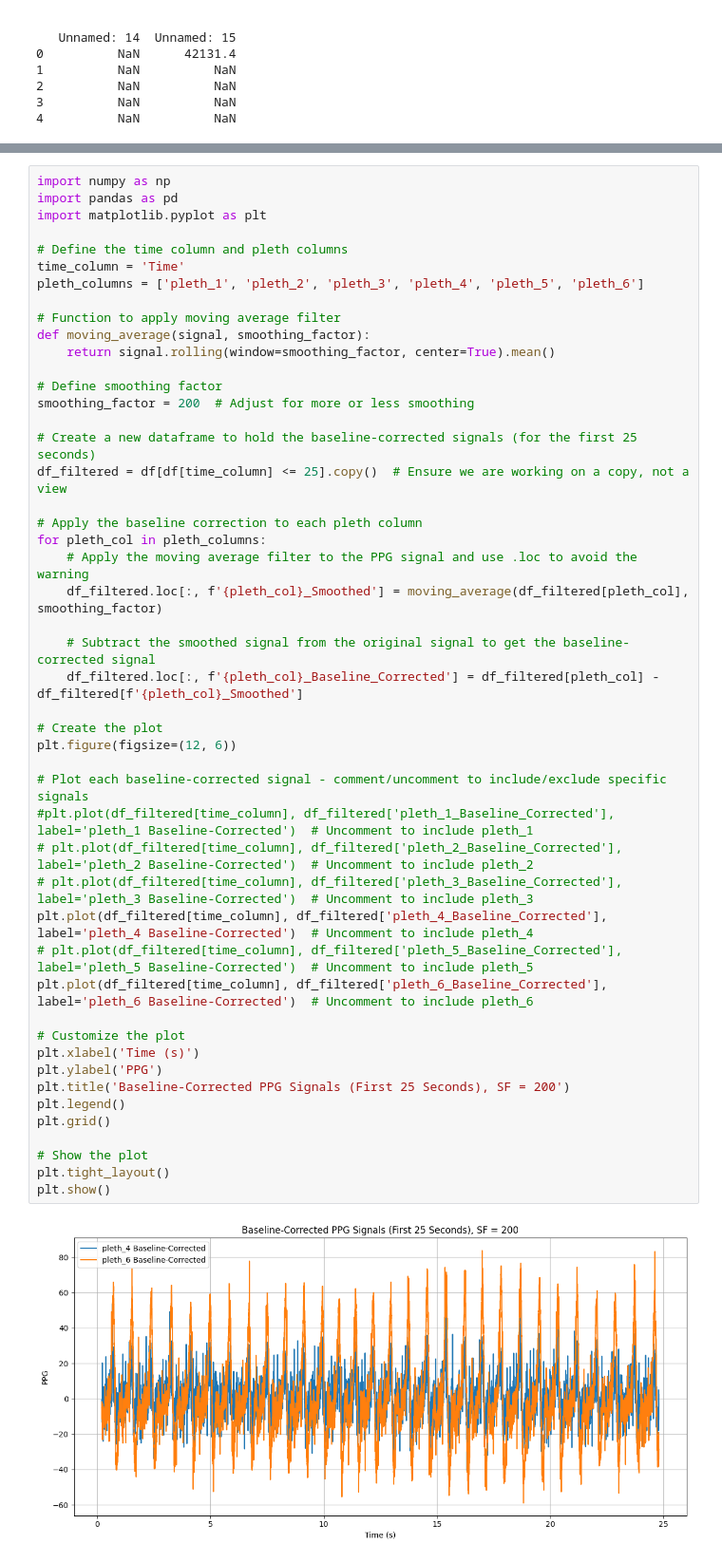
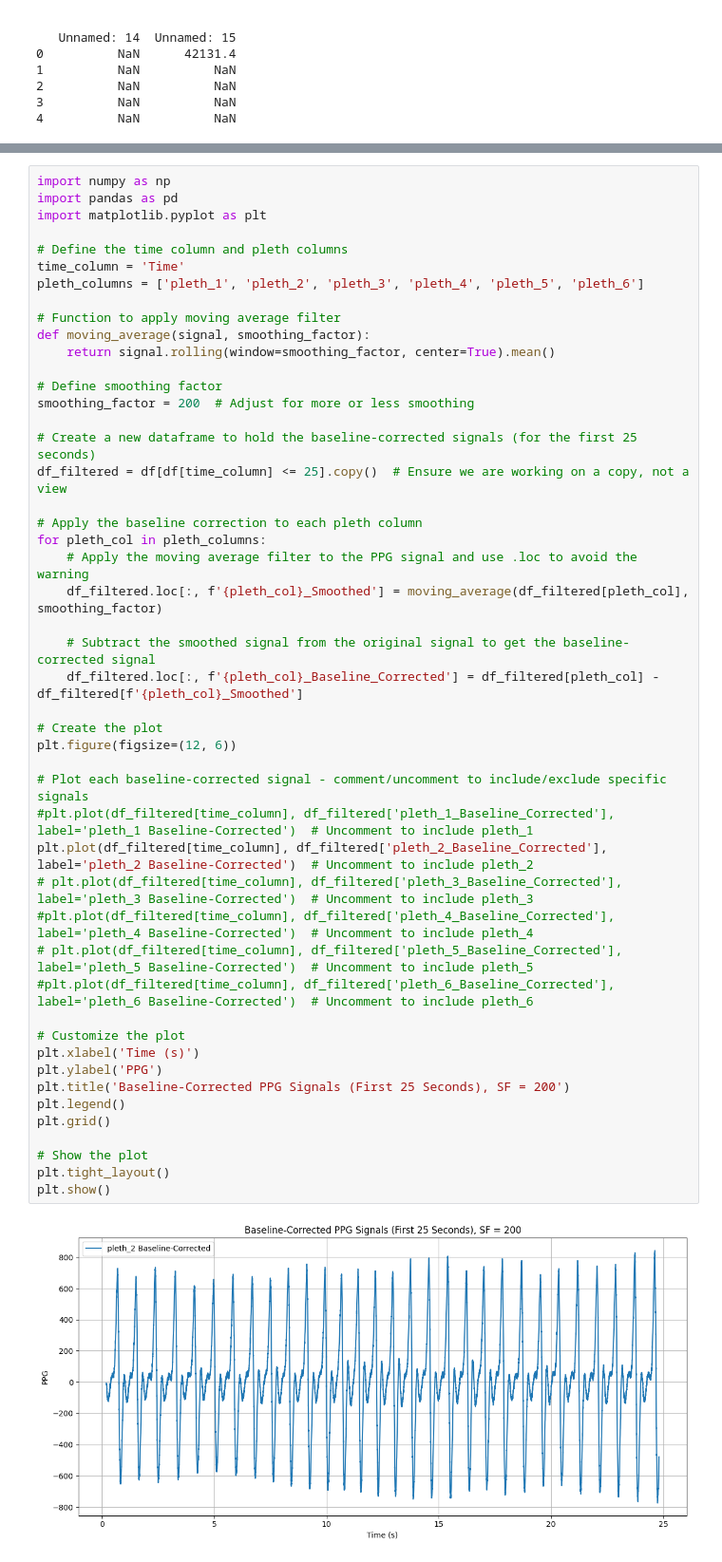
Before and after one commit to HRJ369/DH_307, a Jupyter notebook: DH307_Testing.ipynb, the cells around one changed output, grey strips where cells are left out. Shown at 95% size. Saved outputs shown, nothing was run; the diff lists cells and outputs as text.

```diff
--- a/DH307_Testing.ipynb
+++ b/DH307_Testing.ipynb
@@ -106,34 +106,34 @@ smoothing_factor = 200  # Adjust for more or less smoothing
 # Create a new dataframe to hold the baseline-corrected signals (for the first 25 seconds)
 df_filtered = df[df[time_column] <= 25].copy()  # Ensure we are working on a copy, not a view
 
 # Apply the baseline correction to each pleth column
 for pleth_col in pleth_columns:
     # Apply the moving average filter to the PPG signal and use .loc to avoid the warning
     df_filtered.loc[:, f'{pleth_col}_Smoothed'] = moving_average(df_filtered[pleth_col], smoothing_factor)
 
     # Subtract the smoothed signal from the original signal to get the baseline-corrected signal
     df_filtered.loc[:, f'{pleth_col}_Baseline_Corrected'] = df_filtered[pleth_col] - df_filtered[f'{pleth_col}_Smoothed']
 
 # Create the plot
 plt.figure(figsize=(12, 6))
 
 # Plot each baseline-corrected signal - comment/uncomment to include/exclude specific signals
 #plt.plot(df_filtered[time_column], df_filtered['pleth_1_Baseline_Corrected'], label='pleth_1 Baseline-Corrected')  # Uncomment to include pleth_1
-# plt.plot(df_filtered[time_column], df_filtered['pleth_2_Baseline_Corrected'], label='pleth_2 Baseline-Corrected')  # Uncomment to include pleth_2
+plt.plot(df_filtered[time_column], df_filtered['pleth_2_Baseline_Corrected'], label='pleth_2 Baseline-Corrected')  # Uncomment to include pleth_2
 # plt.plot(df_filtered[time_column], df_filtered['pleth_3_Baseline_Corrected'], label='pleth_3 Baseline-Corrected')  # Uncomment to include pleth_3
-plt.plot(df_filtered[time_column], df_filtered['pleth_4_Baseline_Corrected'], label='pleth_4 Baseline-Corrected')  # Uncomment to include pleth_4
+#plt.plot(df_filtered[time_column], df_filtered['pleth_4_Baseline_Corrected'], label='pleth_4 Baseline-Corrected')  # Uncomment to include pleth_4
 # plt.plot(df_filtered[time_column], df_filtered['pleth_5_Baseline_Corrected'], label='pleth_5 Baseline-Corrected')  # Uncomment to include pleth_5
-plt.plot(df_filtered[time_column], df_filtered['pleth_6_Baseline_Corrected'], label='pleth_6 Baseline-Corrected')  # Uncomment to include pleth_6
+#plt.plot(df_filtered[time_column], df_filtered['pleth_6_Baseline_Corrected'], label='pleth_6 Baseline-Corrected')  # Uncomment to include pleth_6
 
 # Customize the plot
 plt.xlabel('Time (s)')
 plt.ylabel('PPG')
 plt.title('Baseline-Corrected PPG Signals (First 25 Seconds), SF = 200')
 plt.legend()
 plt.grid()
 
 # Show the plot
 plt.tight_layout()
 plt.show()
 # %% [output]
-[figure, old version]
+[figure, new version]
```
Also changed, not shown: parts of 9 cells of this notebook.
